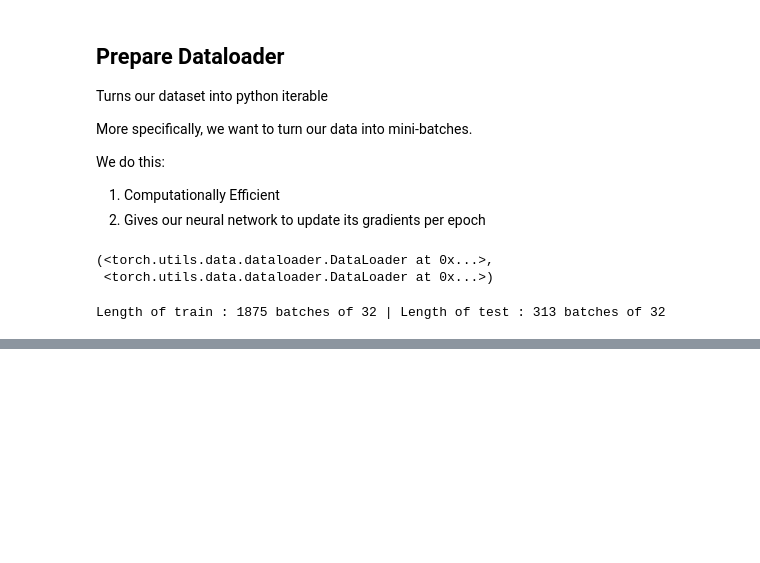
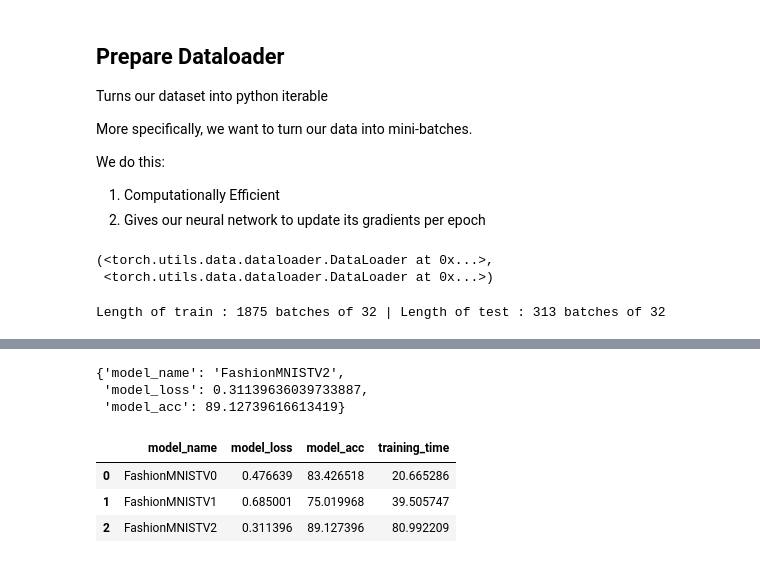
Before and after one commit to addytrunks/machine-learning, a Jupyter notebook: DEEP_LEARNING/03_computer_vision.ipynb, the cells around one changed output, grey strips where cells are left out. Saved outputs shown, nothing was run; the diff lists cells and outputs as text; code cells hidden in the pictures; blank space fills up the shorter version.

```diff
--- a/DEEP_LEARNING/03_computer_vision.ipynb
+++ b/DEEP_LEARNING/03_computer_vision.ipynb
@@ -97,0 +474,29 @@ IndexError: index 42 is out of bounds for dimension 0 with size 32
+# %%
+torch.manual_seed(42)
+
+# Measure time
+from timeit import default_timer as timer
+train_time_start_model_2 = timer()
+
+# Train and test model
+epochs = 3
+for epoch in tqdm(range(epochs)):
+    print(f"Epoch: {epoch}\n---------")
+    train_step(data_loader=train_dataloader,
+        model=model_2,
+        loss_fn=loss_fn,
+        optimizer=optimizer,
+        accuracy_fn=accuracy_fn,
+        device='cpu'
+    )
+    test_step(data_loader=test_dataloader,
+        model=model_2,
+        loss_fn=loss_fn,
+        accuracy_fn=accuracy_fn,
+        device='cpu'
+    )
+
+train_time_end_model_2 = timer()
+total_train_time_model_2 = print_train_time(start=train_time_start_model_2,
+                                           end=train_time_end_model_2,
+                                           device='cpu')
@@ -97,0 +520,25 @@ IndexError: index 42 is out of bounds for dimension 0 with size 32
+# %%
+model_2_results = eval_model(
+    model=model_2,
+    data_loader=test_dataloader,
+    loss_fn=loss_fn,
+    accuracy_fn=accuracy_fn
+)
+model_2_results
+# %% [output]
+{'model_name': 'FashionMNISTV2',
+ 'model_loss': 0.31139636039733887,
+ 'model_acc': 89.12739616613419}
+# %%
+import pandas as pd
+compare_results = pd.DataFrame([model_0_results, model_1_results, model_2_results])
+# Add training times to results comparison
+compare_results["training_time"] = [total_train_time_model_0,
+                                    total_train_time_model_1,
+                                    total_train_time_model_2]
+compare_results
+# %% [output]
+|  | model_name | model_loss | model_acc | training_time |
+| 0 | FashionMNISTV0 | 0.476639 | 83.426518 | 20.665286 |
+| 1 | FashionMNISTV1 | 0.685001 | 75.019968 | 39.505747 |
+| 2 | FashionMNISTV2 | 0.311396 | 89.127396 | 80.992209 |
```
Also changed, not shown: parts of 39 cells of this notebook.
